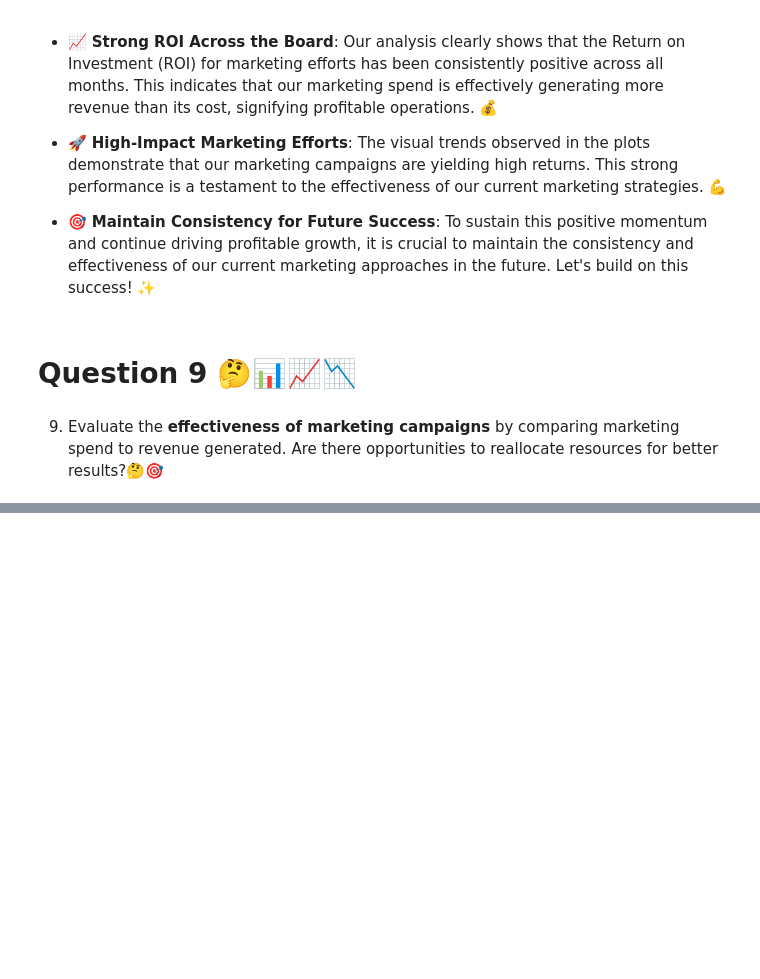
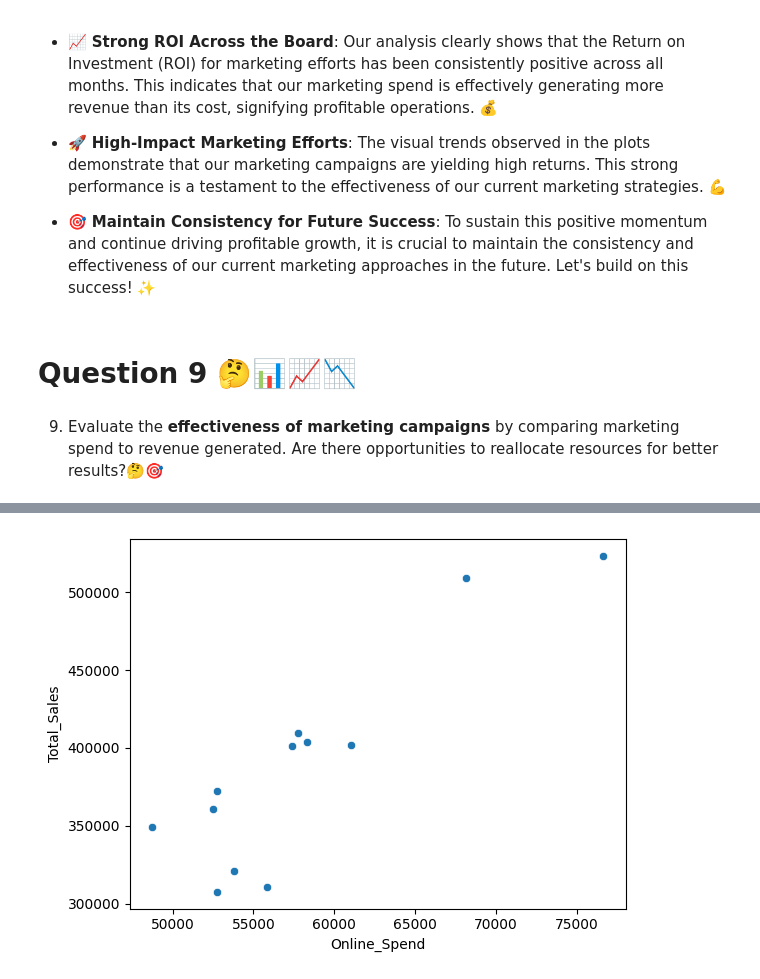
Before and after one commit to Smita569/E-commerce_Marketing_and_sales, a Jupyter notebook: E_commerce_Marketing_and_sales_Business_Case.ipynb, the cells around one changed output, grey strips where cells are left out. Cells and saved outputs as stored; diff of their text form; code cells hidden in the pictures; blank space fills up the shorter version.

```diff
--- a/E_commerce_Marketing_and_sales_Business_Case.ipynb
+++ b/E_commerce_Marketing_and_sales_Business_Case.ipynb
@@ -620,0 +632,5 @@ plt.show()
+# %%
+# The merge is performed on the 'Year_Month' column, combining all relevant monthly data into one DataFrame.
+online_offline_spend=df_marketingSpend.groupby('Year_Month')[['Online_Spend','Offline_Spend']].sum().reset_index()
+df_merged_sales_marketingsales_online_offline_spend=pd.merge(df_merged_sales_marketingsales,online_offline_spend,on='Year_Month')
+df_merged_sales_marketingsales_online_offline_spend
@@ -620,0 +651,6 @@ plt.show()
+# %%
+# Scatter plot to visualize marketing online sales against total sales
+sns.scatterplot(x='Online_Spend', y='Total_Sales', data=df_merged_sales_marketingsales_online_offline_spend)
+plt.show()
+# %% [output]
+[figure, added]
```
Also changed, not shown: parts of 4 cells of this notebook.
